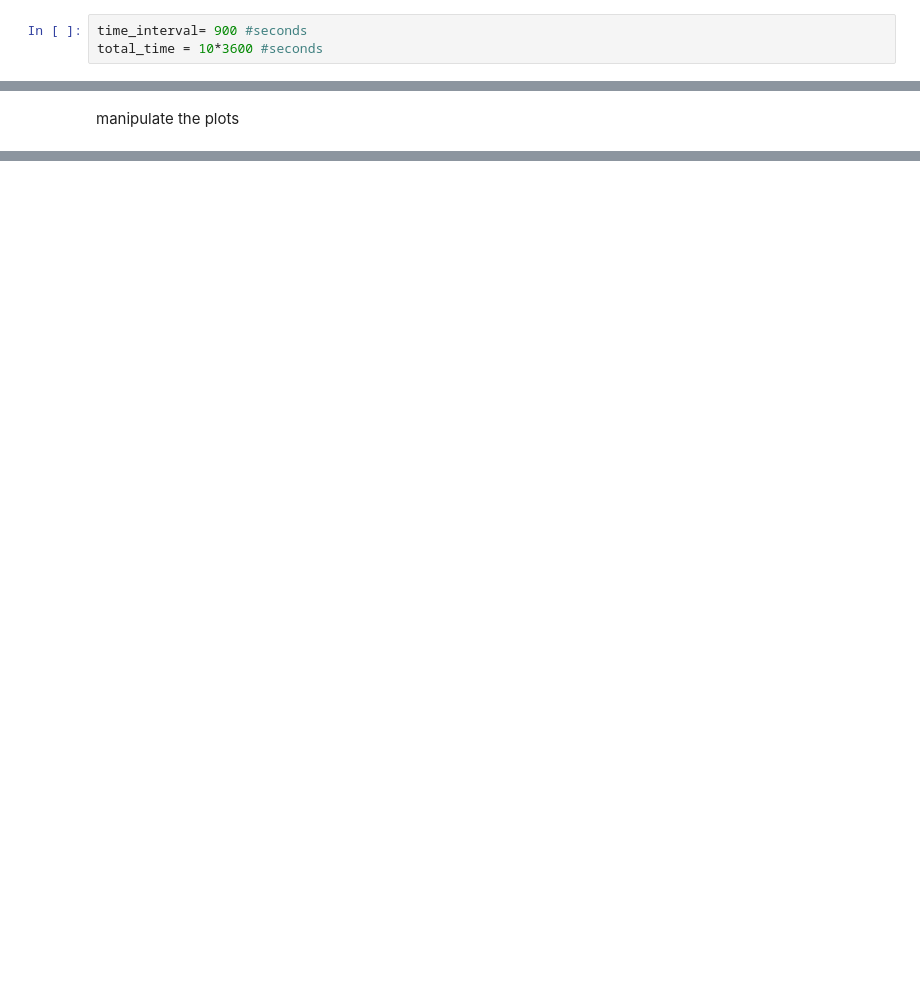
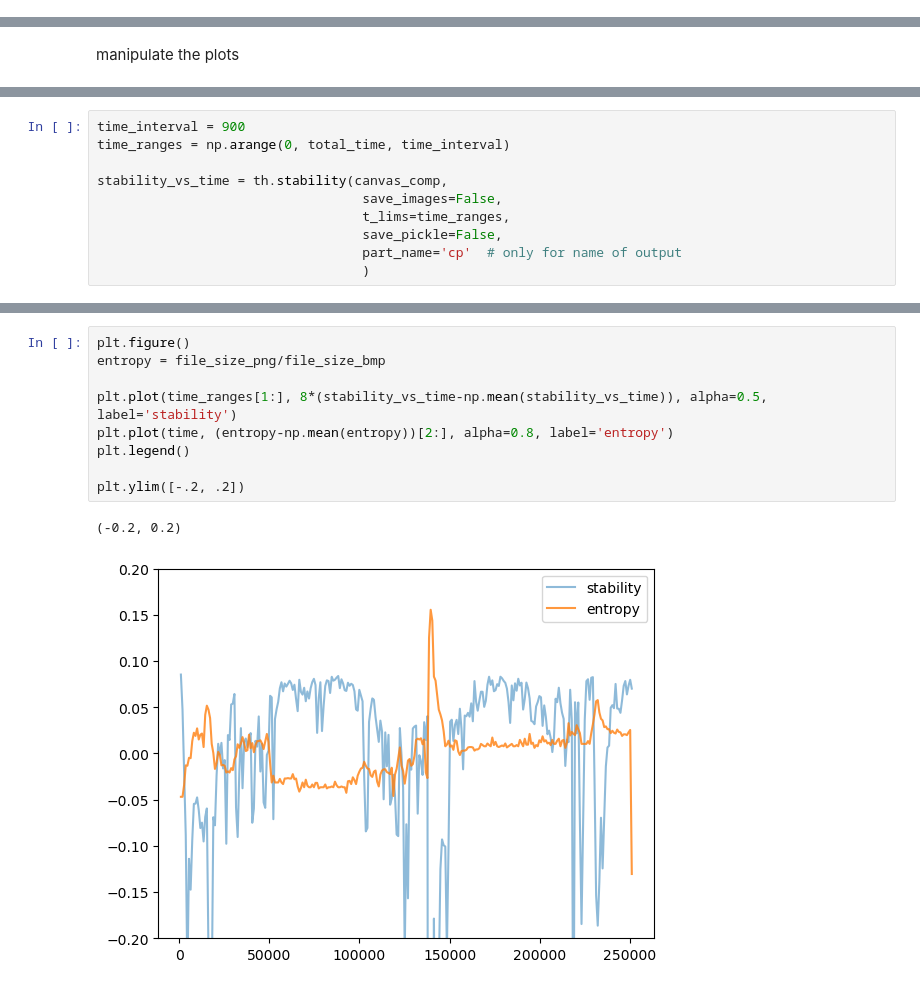
Before and after one commit to AnnieStephenson/r-place-emergence, a Jupyter notebook: tutorial.ipynb, the cells around one changed output, grey strips where cells are left out. Drawn from its saved outputs; the diff is of its cells as text; blank space fills up the shorter version.

```diff
--- a/tutorial.ipynb
+++ b/tutorial.ipynb
@@ -142,6 +143,3 @@ Canvas area y coordinates:
 Now, we can start to examine how the two CanvasPart objects change over time.
 Lets' choose a time step interval of 900 seconds (15 minutes), and a total time
 of 20 hours (20*3600 seconds).
-# %%
-time_interval= 900 #seconds
-total_time = 10*3600 #seconds
@@ -268,0 +289,10 @@ plt.xlim([0,5000])
+# %%
+time_interval = 900
+time_ranges = np.arange(0, total_time, time_interval)
+
+stability_vs_time = th.stability(canvas_comp,
+                                  save_images=False,
+                                  t_lims=time_ranges,
+                                  save_pickle=False,
+                                  part_name='cp'  # only for name of output
+                                  )
@@ -268,0 +317,12 @@ plt.xlim([0,5000])
+# %%
+plt.figure()
+entropy = file_size_png/file_size_bmp
+
+plt.plot(time_ranges[1:], 8*(stability_vs_time-np.mean(stability_vs_time)), alpha=0.5, label='stability')
+plt.plot(time, (entropy-np.mean(entropy))[2:], alpha=0.8, label='entropy')
+plt.legend()
+
+plt.ylim([-.2, .2])
+# %% [output]
+(-0.2, 0.2)
+[figure, added]
```
Also changed, not shown: parts of 19 cells of this notebook, 2 other files.
